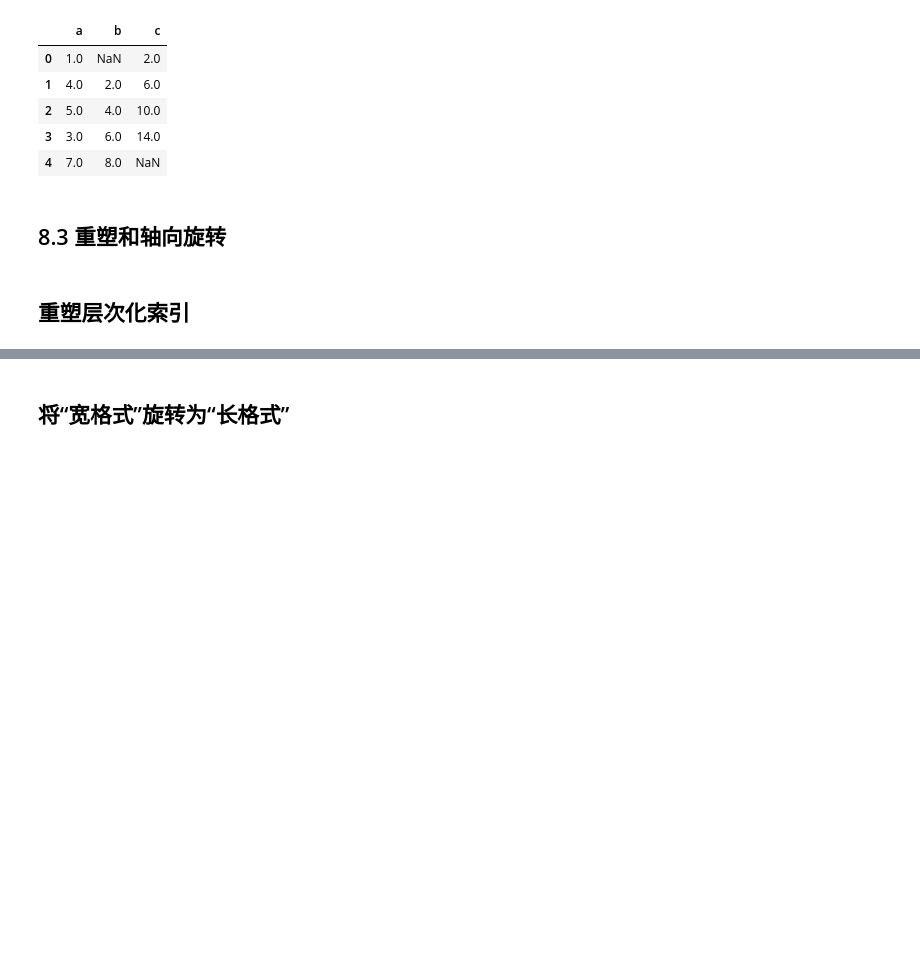
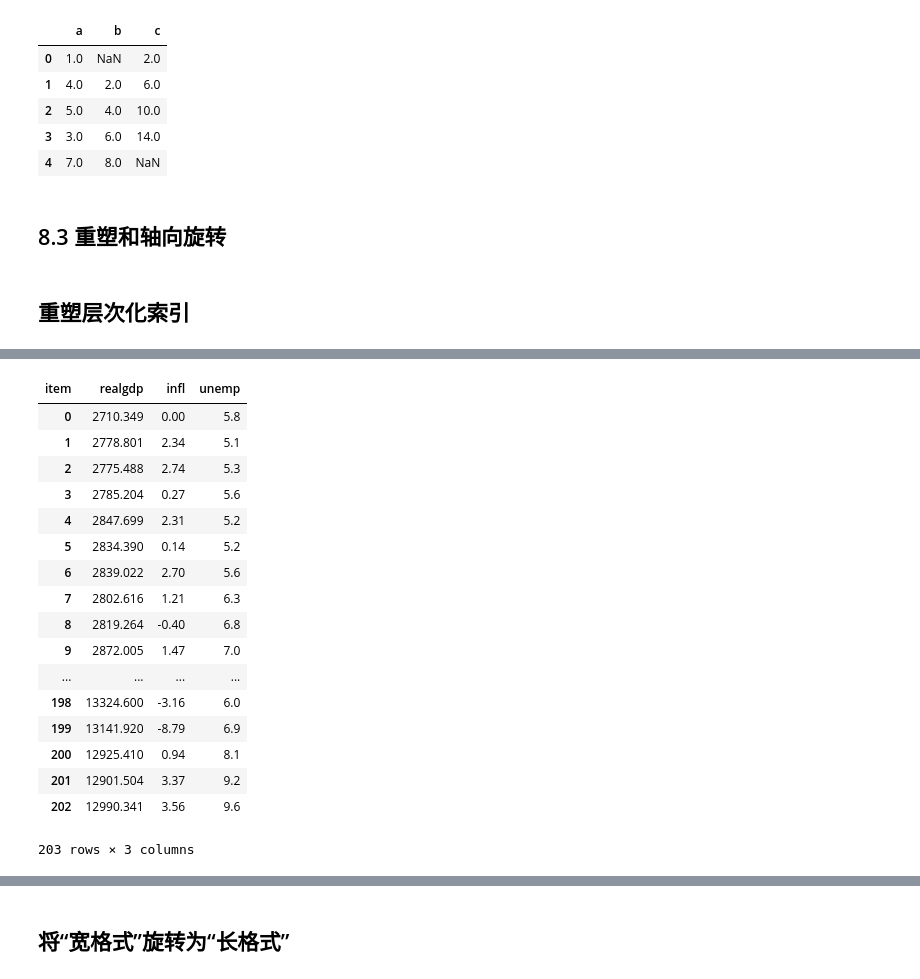
Before and after one commit to meloxl/Python-for-Data-Analysis, a Jupyter notebook: task5-ch08.ipynb, the cells around one changed output, grey strips where cells are left out. Saved outputs shown, nothing was run; the diff lists cells and outputs as text; code cells hidden in the pictures; blank space fills up the shorter version.

```diff
--- a/task5-ch08.ipynb
+++ b/task5-ch08.ipynb
@@ -1158,0 +1303,22 @@ result.unstack(0)      # (未看懂todo)
+# %%
+data = data.reindex(columns=columns)    #（未看懂，todo）
+data
+# %% [output]
+| item | realgdp | infl | unemp |
+| 0 | 2710.349 | 0.00 | 5.8 |
+| 1 | 2778.801 | 2.34 | 5.1 |
+| 2 | 2775.488 | 2.74 | 5.3 |
+| 3 | 2785.204 | 0.27 | 5.6 |
+| 4 | 2847.699 | 2.31 | 5.2 |
+| 5 | 2834.390 | 0.14 | 5.2 |
+| 6 | 2839.022 | 2.70 | 5.6 |
+| 7 | 2802.616 | 1.21 | 6.3 |
+| 8 | 2819.264 | -0.40 | 6.8 |
+| 9 | 2872.005 | 1.47 | 7.0 |
+| ... | ... | ... | ... |
+| 198 | 13324.600 | -3.16 | 6.0 |
+| 199 | 13141.920 | -8.79 | 6.9 |
+| 200 | 12925.410 | 0.94 | 8.1 |
+| 201 | 12901.504 | 3.37 | 9.2 |
+| 202 | 12990.341 | 3.56 | 9.6 |
+203 rows × 3 columns
```
Also changed, not shown: parts of 30 cells of this notebook, 3 other files.
